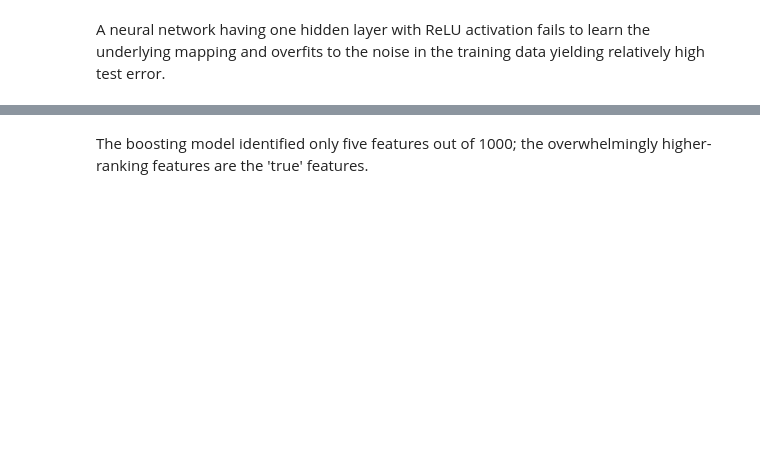
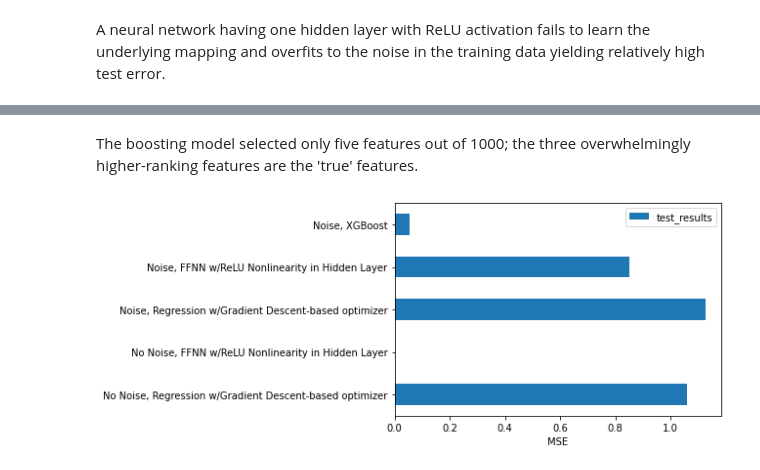
Before and after one commit to alexvuce/notebooks, a Jupyter notebook: Feature_Selection_in_Neural_Networks.ipynb, the cells around one changed output, grey strips where cells are left out. Saved outputs shown, nothing was run; the diff lists cells and outputs as text; code cells hidden in the pictures; blank space fills up the shorter version.

```diff
--- a/Feature_Selection_in_Neural_Networks.ipynb
+++ b/Feature_Selection_in_Neural_Networks.ipynb
@@ -150,5 +137,5 @@ model = xgb.train(param, D_train, steps)
 # %%
 preds = model.predict(D_test)
 # %%
-np.mean((preds - y_test) ** 2)
+r5 = np.mean((preds - y_test) ** 2); round(r5, 2)
 # %% [output]
@@ -160,2 +147,11 @@ xgb.plot_importance(model);
 # %% [markdown]
-The boosting model identified only five features out of 1000; the overwhelmingly higher-ranking features are the 'true' features.
+The boosting model selected only five features out of 1000; the three overwhelmingly higher-ranking features are the 'true' features.
+# %%
+pd.DataFrame({'test_results': [r1, r2, r3, r4, r5]},
+             index=['No Noise, Regression w/Gradient Descent-based optimizer',
+                    'No Noise, FFNN w/ReLU Nonlinearity in Hidden Layer',
+                    'Noise, Regression w/Gradient Descent-based optimizer',
+                    'Noise, FFNN w/ReLU Nonlinearity in Hidden Layer',
+                    'Noise, XGBoost']).plot.barh().set_xlabel('MSE');
+# %% [output]
+[figure, added]
```
Also changed, not shown: parts of 18 cells of this notebook.
